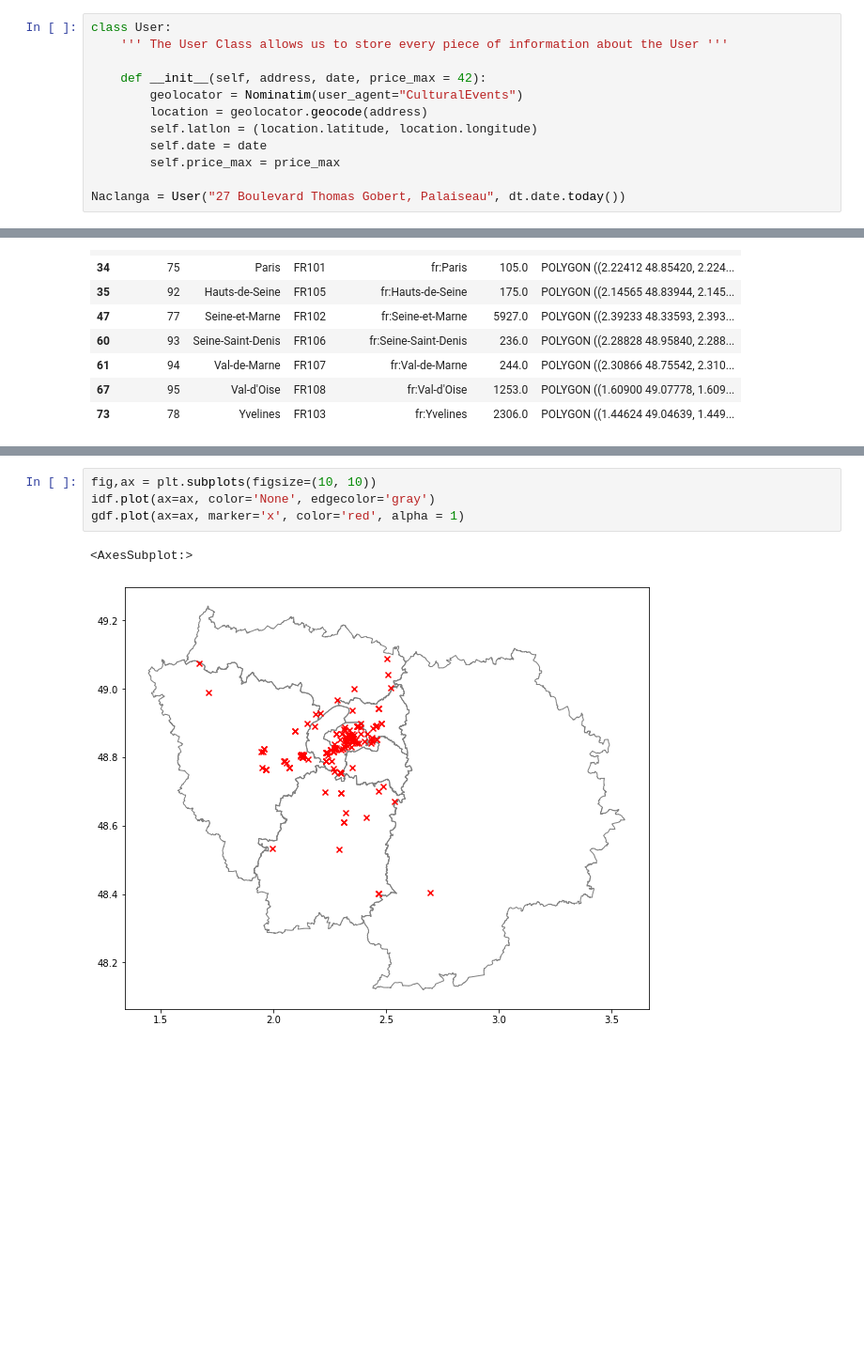
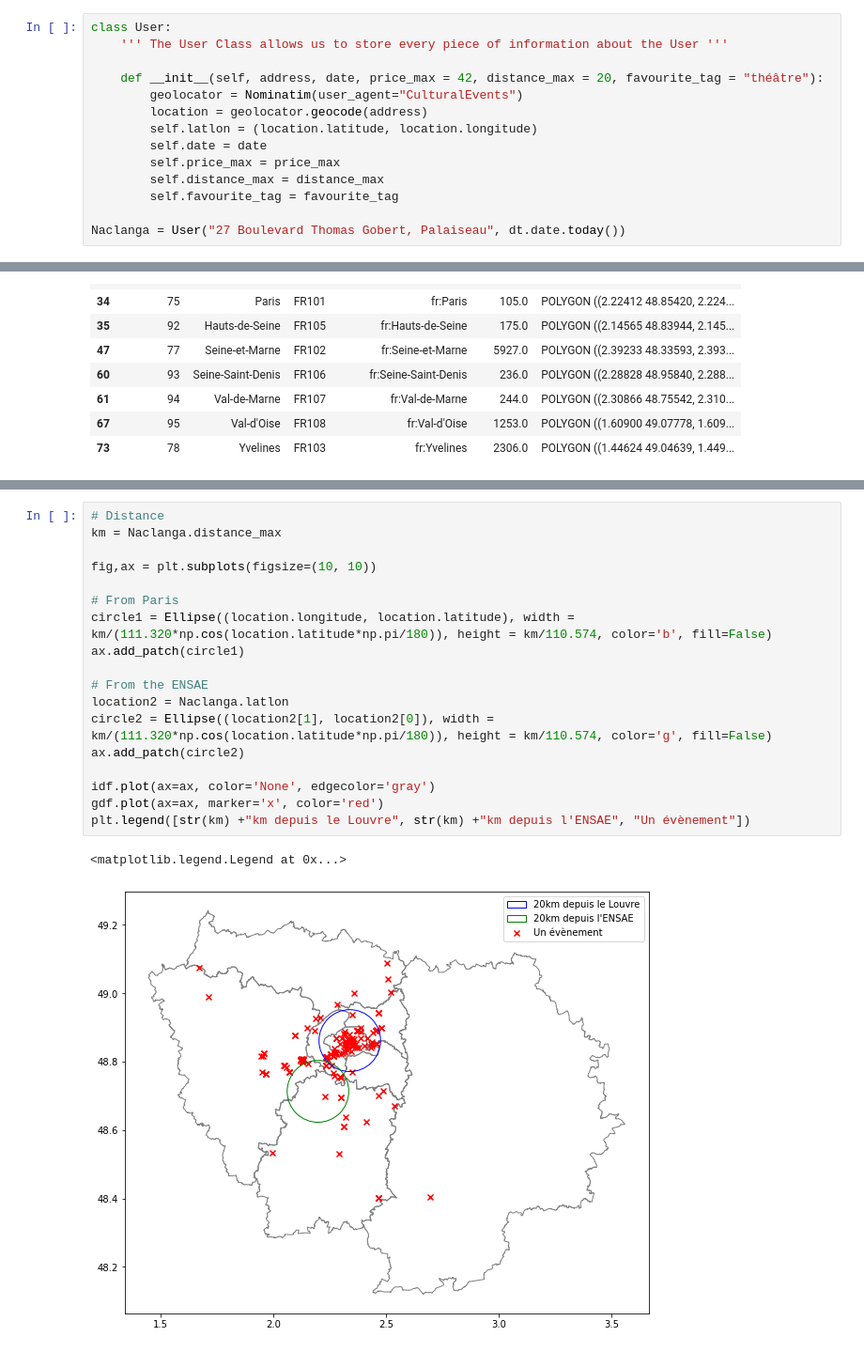
Before and after one commit to GerardTho/CulturalEvents_MapAvailibility, a Jupyter notebook: Project.ipynb, the cells around one changed output, grey strips where cells are left out. Shown at 94% size. Cells and saved outputs as stored; diff of their text form; blank space fills up the shorter version.

```diff
--- a/Project.ipynb
+++ b/Project.ipynb
@@ -109,12 +119,14 @@ Requirement already satisfied: MarkupSafe>=2.0 in /opt/conda/lib/python3.9/site-
 class User:
     ''' The User Class allows us to store every piece of information about the User '''
 
-    def __init__(self, address, date, price_max = 42):
+    def __init__(self, address, date, price_max = 42, distance_max = 20, favourite_tag = "théâtre"):
         geolocator = Nominatim(user_agent="CulturalEvents")
         location = geolocator.geocode(address)
         self.latlon = (location.latitude, location.longitude)
         self.date = date
         self.price_max = price_max
+        self.distance_max = distance_max
+        self.favourite_tag = favourite_tag
 
 Naclanga = User("27 Boulevard Thomas Gobert, Palaiseau", dt.date.today())
 # %%
@@ -383,7 +540,21 @@ idf
 # %%
+# Distance
+km = Naclanga.distance_max
+
 fig,ax = plt.subplots(figsize=(10, 10))
+
+# From Paris
+circle1 = Ellipse((location.longitude, location.latitude), width = km/(111.320*np.cos(location.latitude*np.pi/180)), height = km/110.574, color='b', fill=False)
+ax.add_patch(circle1)
+
+# From the ENSAE
+location2 = Naclanga.latlon
+circle2 = Ellipse((location2[1], location2[0]), width = km/(111.320*np.cos(location.latitude*np.pi/180)), height = km/110.574, color='g', fill=False)
+ax.add_patch(circle2)
+
 idf.plot(ax=ax, color='None', edgecolor='gray')
-gdf.plot(ax=ax, marker='x', color='red', alpha = 1)
+gdf.plot(ax=ax, marker='x', color='red')
+plt.legend([str(km) +"km depuis le Louvre", str(km) +"km depuis l'ENSAE", "Un évènement"])
 # %% [output]
-<AxesSubplot:>
+<matplotlib.legend.Legend at 0x...>
-[figure, old version]
+[figure, new version]
```
Also changed, not shown: parts of 46 cells of this notebook.
